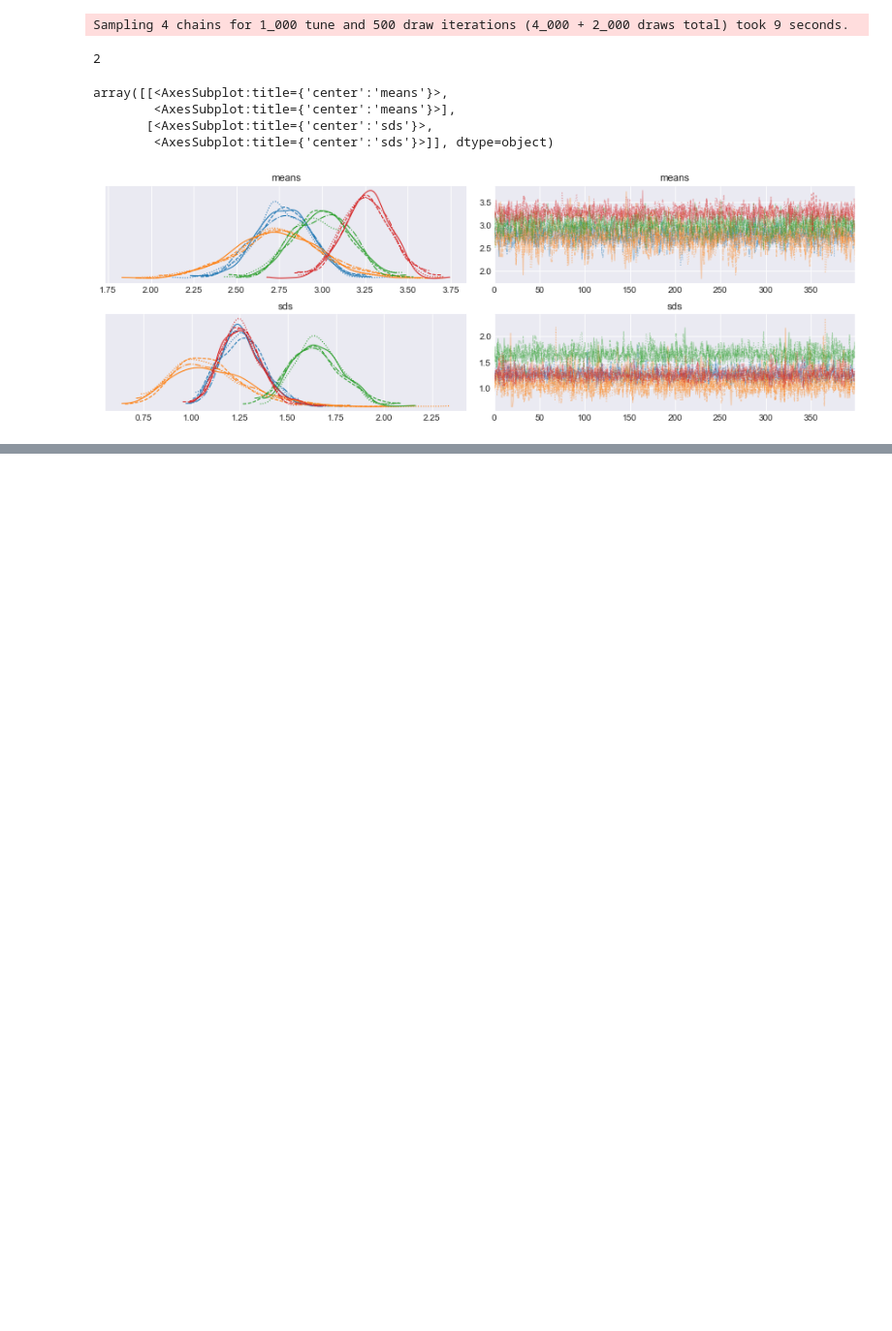
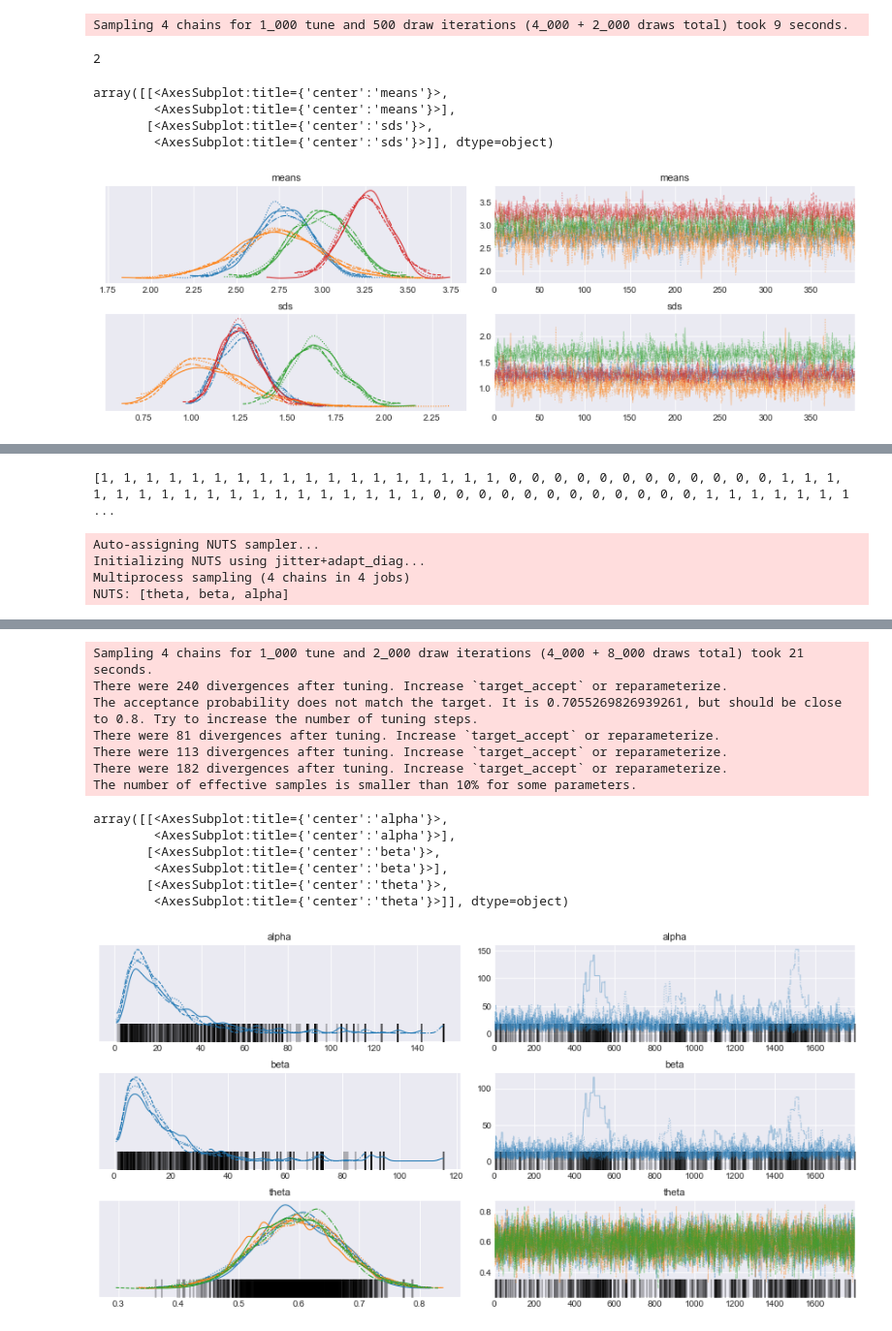
Before and after one commit to honalele/Bayesian-Modeling-With-Python, a Jupyter notebook: 9_multiple_parameter_hierarchical_model.ipynb, the cells around one changed output, grey strips where cells are left out. Shown: that part at 97% size. Saved outputs shown, nothing was run; the diff lists cells and outputs as text; code cells hidden in the pictures; blank space fills up the shorter version.

```diff
--- a/9_multiple_parameter_hierarchical_model.ipynb
+++ b/9_multiple_parameter_hierarchical_model.ipynb
@@ -120,0 +124,31 @@ array([[<AxesSubplot:title={'center':'means'}>,
+# %%
+N_samples = [30, 30, 30]
+G_samples = [18, 18, 18]
+
+group_idx = np.repeat(np.arange(len(N_samples)), N_samples)
+data = []
+for i in range(0, len(N_samples)):
+    data.extend(np.repeat([1,0], [G_samples[i], N_samples[i] - G_samples[i]]))
+print(data)
+# %% [output]
+[1, 1, 1, 1, 1, 1, 1, 1, 1, 1, 1, 1, 1, 1, 1, 1, 1, 1, 0, 0, 0, 0, 0, 0, 0, 0, 0, 0, 0, 0, 1, 1, 1, 1, 1, 1, 1, 1, 1, 1, 1, 1, 1, 1, 1, 1, 1, 1, 0, 0, 0, 0, 0, 0, 0, 0, 0, 0, 0, 0, 1, 1, 1, 1, 1, 1, 1 ...
+# %%
+# \alpha~\beta_alpha
+# \beta~\beta_beta
+# \theta~alpha, beta
+# y ~ 二項分布(\theta)
+
+with pm.Model() as model_h:
+    alpha = pm.HalfCauchy('alpha', beta=10)
+    beta = pm.HalfCauchy('beta', beta=10)
+    theta = pm.Beta('theta', alpha, beta, shape=len(N_samples))
+    y = pm.Bernoulli('y', p=theta[group_idx], observed=data)
+
+    trace_h = pm.sample(2000)
+chain_h = trace_h[200:]
+pm.traceplot(chain_h)
+# %% [output]
+Auto-assigning NUTS sampler...
+Initializing NUTS using jitter+adapt_diag...
+Multiprocess sampling (4 chains in 4 jobs)
+NUTS: [theta, beta, alpha]
@@ -120,0 +156,14 @@ array([[<AxesSubplot:title={'center':'means'}>,
+Sampling 4 chains for 1_000 tune and 2_000 draw iterations (4_000 + 8_000 draws total) took 21 seconds.
+There were 240 divergences after tuning. Increase `target_accept` or reparameterize.
+The acceptance probability does not match the target. It is 0.7055269826939261, but should be close to 0.8. Try to increase the number of tuning steps.
+There were 81 divergences after tuning. Increase `target_accept` or reparameterize.
+There were 113 divergences after tuning. Increase `target_accept` or reparameterize.
+There were 182 divergences after tuning. Increase `target_accept` or reparameterize.
+The number of effective samples is smaller than 10% for some parameters.
+array([[<AxesSubplot:title={'center':'alpha'}>,
+        <AxesSubplot:title={'center':'alpha'}>],
+       [<AxesSubplot:title={'center':'beta'}>,
+        <AxesSubplot:title={'center':'beta'}>],
+       [<AxesSubplot:title={'center':'theta'}>,
+        <AxesSubplot:title={'center':'theta'}>]], dtype=object)
+[figure, added]
```
Also changed, not shown: parts of 4 cells of this notebook.
